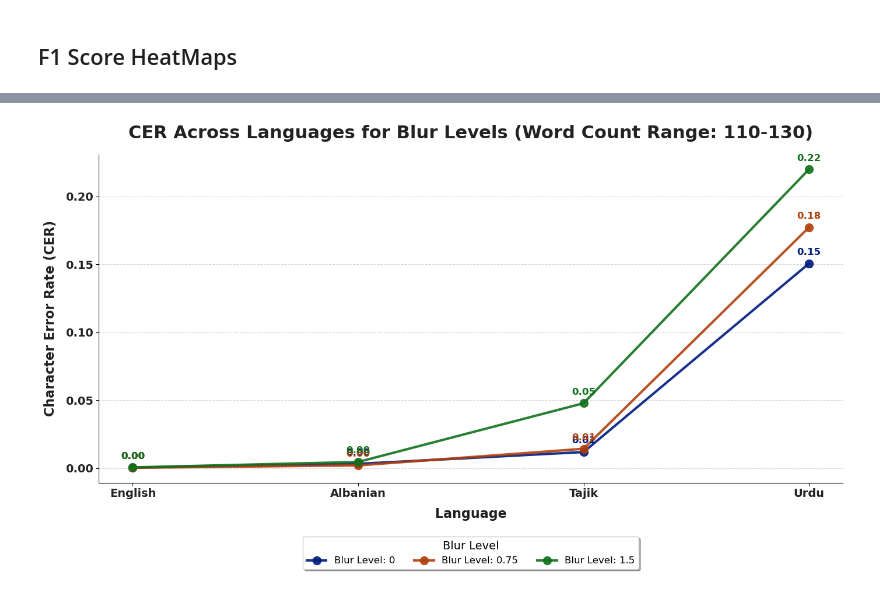
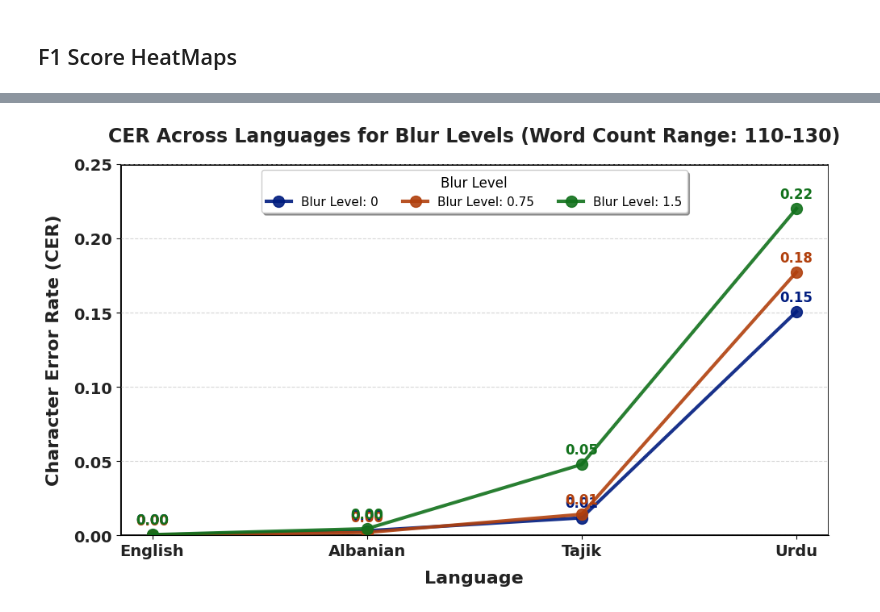
Before and after one commit to abdullahsohaill/CS6303-ResearchProject, a Jupyter notebook: Analysis/Blur_Analysis.ipynb, the cells around one changed output, grey strips where cells are left out. Saved outputs shown, nothing was run; the diff lists cells and outputs as text; code cells hidden in the pictures.

```diff
--- a/Analysis/Blur_Analysis.ipynb
+++ b/Analysis/Blur_Analysis.ipynb
@@ -953,28 +953,19 @@ plot_heatmaps_f1_blur(f1_combined_df, word_count_order)
 # %%
-import matplotlib.pyplot as plt
-import seaborn as sns
-import pandas as pd
-
-# Define language order for consistent sorting
-language_order = ['English', 'Albanian', 'Tajik', 'Urdu']
-
-# Filter combined_blur_cer_df for word count range '110-130'
-word_count_range_specific = '110-130'
-filtered_blur_cer_df_specific = combined_blur_cer_df[combined_blur_cer_df['Word Count Range'] == word_count_range_specific]
-
-# Ensure consistent language order
-filtered_blur_cer_df_specific['Language'] = pd.Categorical(
-    filtered_blur_cer_df_specific['Language'],
-    categories=language_order,
-    ordered=True
-)
-filtered_blur_cer_df_specific = filtered_blur_cer_df_specific.sort_values('Language')
-
-# Custom color palette for vibrant and distinct colors
-custom_palette = sns.color_palette('dark', n_colors=3)
+import matplotlib.patches as patches
 
 # Plot
-plt.figure(figsize=(14, 8))  # Adjust figure size for better visibility
+plt.figure(figsize=(10, 6))  # Adjust figure size for better visibility
+
+# Add a rectangle around the entire plot
+ax = plt.gca()  # Get current axis
+rect = patches.Rectangle(
+    (0, 0), 1, 1,  # (x, y) position and width, height will be normalized
+    transform=ax.transAxes,  # Transform to match the axes coordinates
+    color='black',           # Outline color
+    linewidth=2,             # Thickness of the box outline
+    fill=False               # Set to False to create only the outline
+)
+ax.add_patch(rect)
 
 # Plot each blur level as a separate line
 for idx, blur_level in enumerate([0, 0.75, 1.5]):
@@ -995,35 +986,36 @@ for idx, blur_level in enumerate([0, 0.75, 1.5]):
         plt.text(
             x, y + 0.005, f'{y:.2f}',
             ha='center', va='bottom',
             fontsize=12, fontweight='bold',
             color=custom_palette[idx]
         )
 
 # Customize the plot
 plt.title(
     'CER Across Languages for Blur Levels (Word Count Range: 110-130)',
-    fontsize=22, fontweight='bold', pad=20, color="#222222"
+    fontsize=17, fontweight='bold', pad=20, color="#222222"
 )
 plt.xlabel('Language', fontsize=16, fontweight='bold', labelpad=10, color="#222222")
 plt.ylabel('Character Error Rate (CER)', fontsize=16, fontweight='bold', labelpad=10, color="#222222")
 plt.xticks(fontsize=14, fontweight='bold', color="#222222")
 plt.yticks(fontsize=14, fontweight='bold', color="#222222")
+plt.ylim(0, 0.25)  # Set y-axis scale max to 0.25
 plt.grid(axis='y', linestyle='--', alpha=0.5)
 sns.despine()
 
 # Add a legend with consistent position (aligned with the word count plot)
 plt.legend(
     title="Blur Level",
-    title_fontsize=14,
-    fontsize=12,
+    title_fontsize=12,
+    fontsize=11,
     loc='upper center',
-    bbox_to_anchor=(0.5, -0.15),  # Centered below the plot
+    bbox_to_anchor=(0.5, 1.0),  # Centered below the plot
     ncol=3,
     fancybox=True,
     shadow=True
 )
 
 plt.tight_layout()
 plt.show()
 # %% [output]
-[figure, old version]
+[figure, new version]
```
Also changed, not shown: parts of 6 cells of this notebook, 2 other files.
